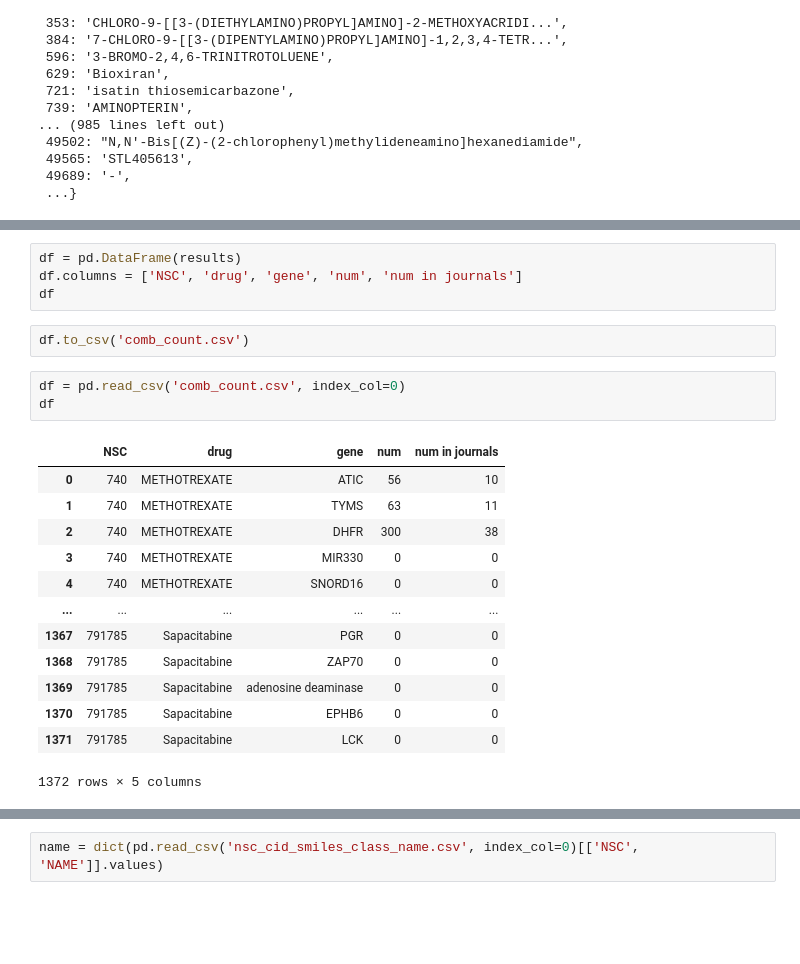
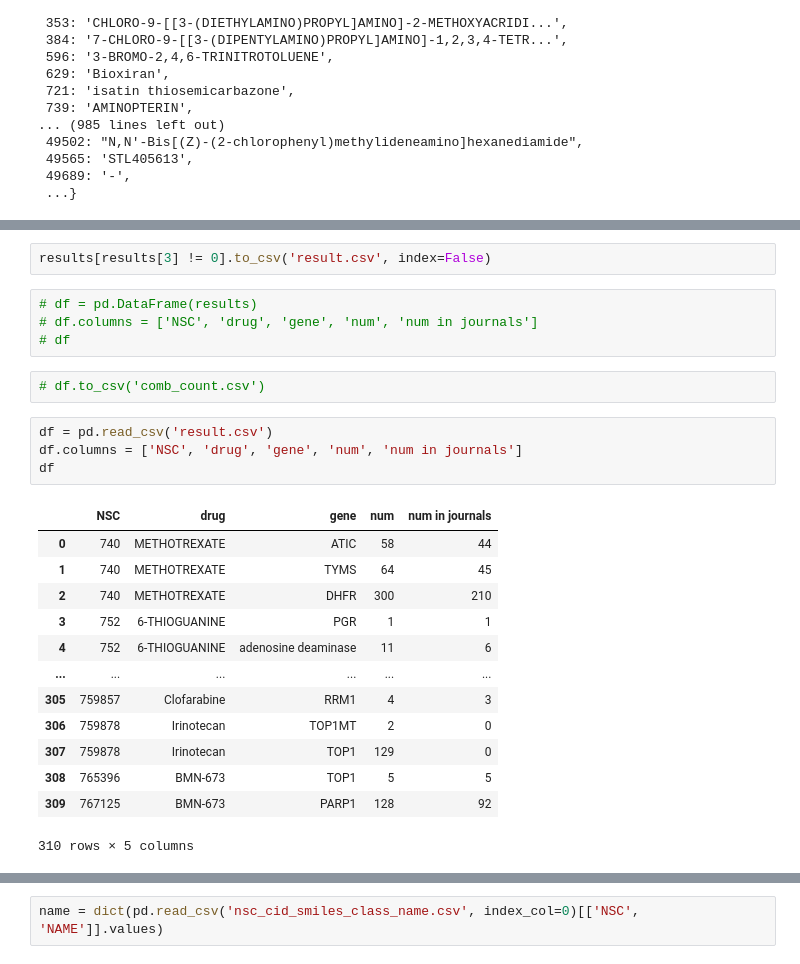
Before and after one commit to cannin/drGAT, a Jupyter notebook: Figs/Fig2.ipynb, the cells around one changed output, grey strips where cells are left out. Saved outputs shown, nothing was run; the diff lists cells and outputs as text; blank space fills up the shorter version.

```diff
--- a/Figs/Fig2.ipynb
+++ b/Figs/Fig2.ipynb
@@ -220,23 +337,26 @@ j_list[j_list['Title'].str.contains('Frontiers in Pharmacology')]
+# %%
+results[results[3] != 0].to_csv('result.csv', index=False)
 # %%
-df = pd.DataFrame(results)
-df.columns = ['NSC', 'drug', 'gene', 'num', 'num in journals']
-df
+# df = pd.DataFrame(results)
+# df.columns = ['NSC', 'drug', 'gene', 'num', 'num in journals']
+# df
 # %%
-df.to_csv('comb_count.csv')
+# df.to_csv('comb_count.csv')
 # %%
-df = pd.read_csv('comb_count.csv', index_col=0)
+df = pd.read_csv('result.csv')
+df.columns = ['NSC', 'drug', 'gene', 'num', 'num in journals']
 df
 # %% [output]
 |  | NSC | drug | gene | num | num in journals |
-| 0 | 740 | METHOTREXATE | ATIC | 56 | 10 |
-| 1 | 740 | METHOTREXATE | TYMS | 63 | 11 |
-| 2 | 740 | METHOTREXATE | DHFR | 300 | 38 |
-| 3 | 740 | METHOTREXATE | MIR330 | 0 | 0 |
-| 4 | 740 | METHOTREXATE | SNORD16 | 0 | 0 |
+| 0 | 740 | METHOTREXATE | ATIC | 58 | 44 |
+| 1 | 740 | METHOTREXATE | TYMS | 64 | 45 |
+| 2 | 740 | METHOTREXATE | DHFR | 300 | 210 |
+| 3 | 752 | 6-THIOGUANINE | PGR | 1 | 1 |
+| 4 | 752 | 6-THIOGUANINE | adenosine deaminase | 11 | 6 |
 | ... | ... | ... | ... | ... | ... |
-| 1367 | 791785 | Sapacitabine | PGR | 0 | 0 |
-| 1368 | 791785 | Sapacitabine | ZAP70 | 0 | 0 |
-| 1369 | 791785 | Sapacitabine | adenosine deaminase | 0 | 0 |
-| 1370 | 791785 | Sapacitabine | EPHB6 | 0 | 0 |
-| 1371 | 791785 | Sapacitabine | LCK | 0 | 0 |
+| 305 | 759857 | Clofarabine | RRM1 | 4 | 3 |
+| 306 | 759878 | Irinotecan | TOP1MT | 2 | 0 |
+| 307 | 759878 | Irinotecan | TOP1 | 129 | 0 |
+| 308 | 765396 | BMN-673 | TOP1 | 5 | 5 |
+| 309 | 767125 | BMN-673 | PARP1 | 128 | 92 |
-1372 rows × 5 columns
+310 rows × 5 columns
```
Also changed, not shown: parts of 43 cells of this notebook, 2 other files.
